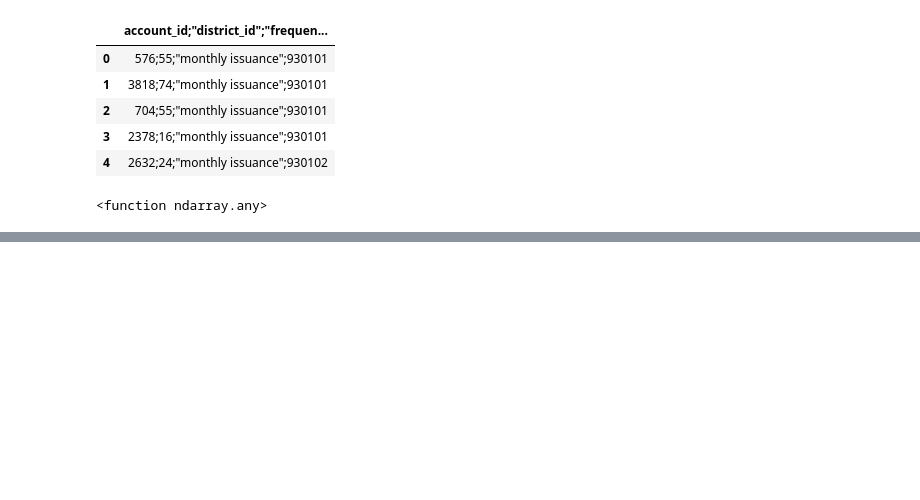
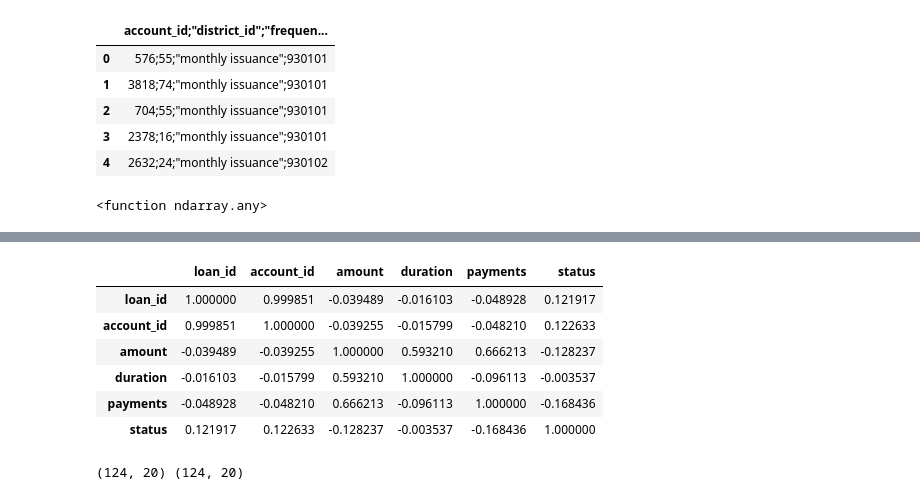
Before and after one commit to pipe-01/AC, a Jupyter notebook: Untitled.ipynb, the cells around one changed output, grey strips where cells are left out. Cells and saved outputs as stored; diff of their text form; code cells hidden in the pictures; blank space fills up the shorter version.

```diff
--- a/Untitled.ipynb
+++ b/Untitled.ipynb
@@ -47,0 +91,3 @@ dfAccount.isnull().values.any
+# %%
+dfLoan = dfLoan.drop(['date'], axis=1)
+dfLoan.head()
@@ -47,0 +101,10 @@ dfAccount.isnull().values.any
+# %%
+dfLoan.corr()
+# %% [output]
+|  | loan_id | account_id | amount | duration | payments | status |
+| loan_id | 1.000000 | 0.999851 | -0.039489 | -0.016103 | -0.048928 | 0.121917 |
+| account_id | 0.999851 | 1.000000 | -0.039255 | -0.015799 | -0.048210 | 0.122633 |
+| amount | -0.039489 | -0.039255 | 1.000000 | 0.593210 | 0.666213 | -0.128237 |
+| duration | -0.016103 | -0.015799 | 0.593210 | 1.000000 | -0.096113 | -0.003537 |
+| payments | -0.048928 | -0.048210 | 0.666213 | -0.096113 | 1.000000 | -0.168436 |
+| status | 0.121917 | 0.122633 | -0.128237 | -0.003537 | -0.168436 | 1.000000 |
@@ -47,0 +123,4 @@ dfAccount.isnull().values.any
+# %%
+print(X_train.shape, X_test.shape)
+# %% [output]
+(124, 20) (124, 20)
```
Also changed, not shown: parts of 22 cells of this notebook.
